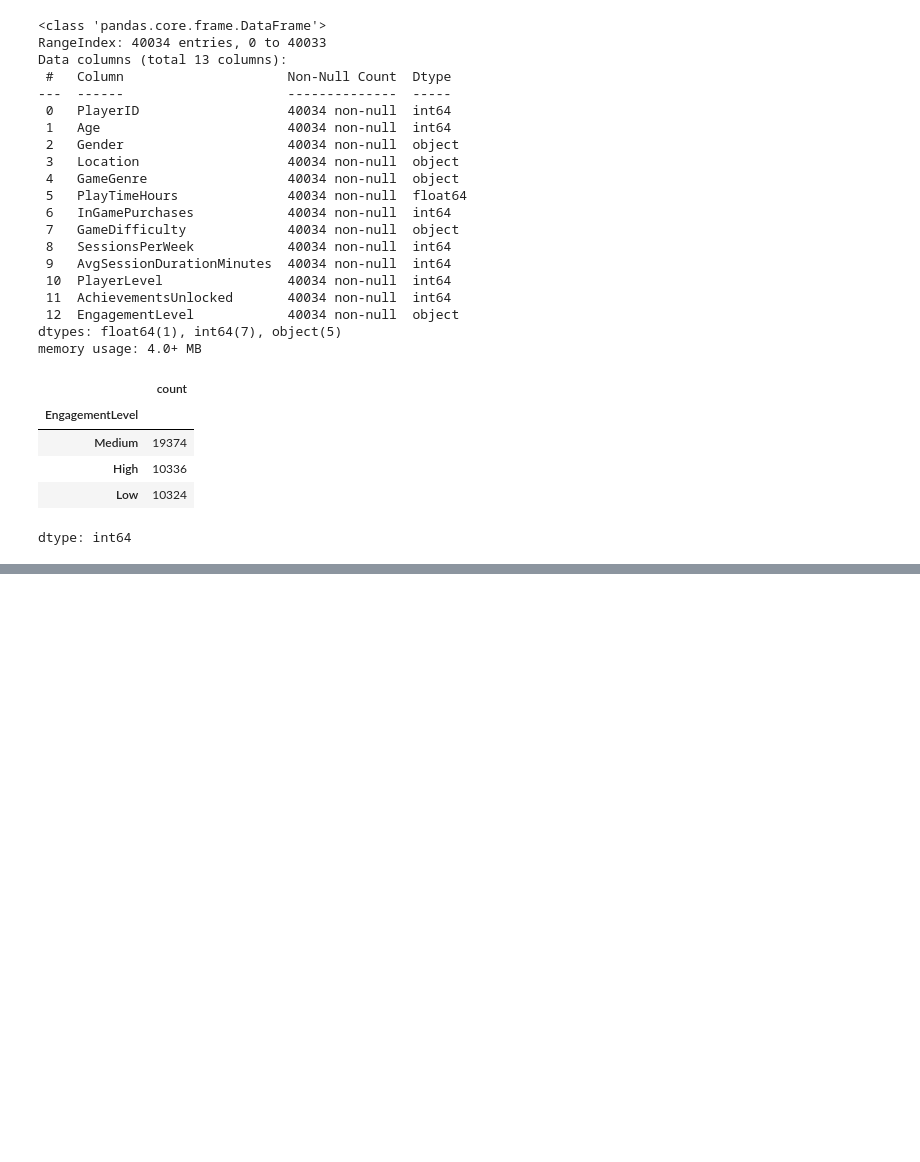
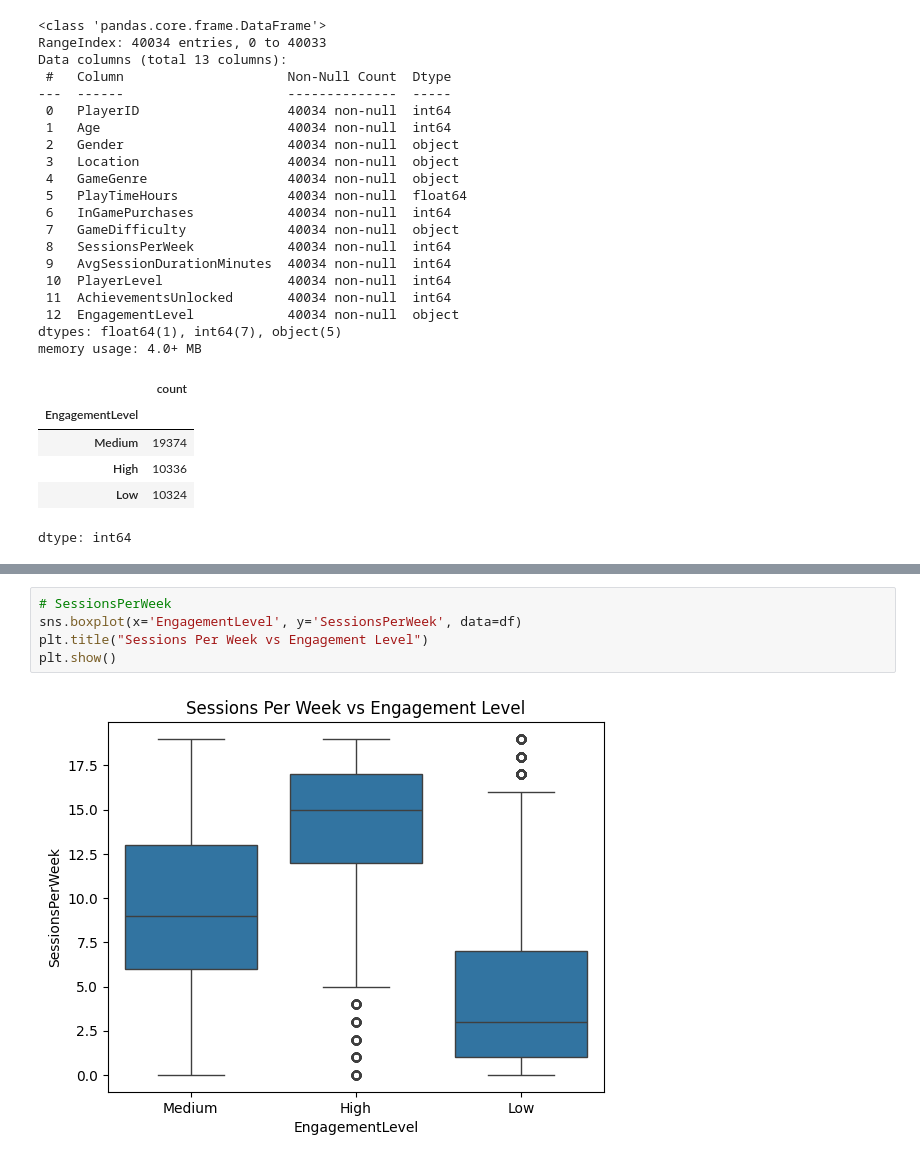
Before and after one commit to ajaynunna/Major-project---Online-gaming, a Jupyter notebook: Major_projects.ipynb, the cells around one changed output, grey strips where cells are left out. Cells and saved outputs as stored; diff of their text form; blank space fills up the shorter version.

```diff
--- a/Major_projects.ipynb
+++ b/Major_projects.ipynb
@@ -68,0 +131,7 @@ dtype: int64
+# %%
+# SessionsPerWeek
+sns.boxplot(x='EngagementLevel', y='SessionsPerWeek', data=df)
+plt.title("Sessions Per Week vs Engagement Level")
+plt.show()
+# %% [output]
+[figure, added]
```
Also changed, not shown: parts of 7 cells of this notebook.
